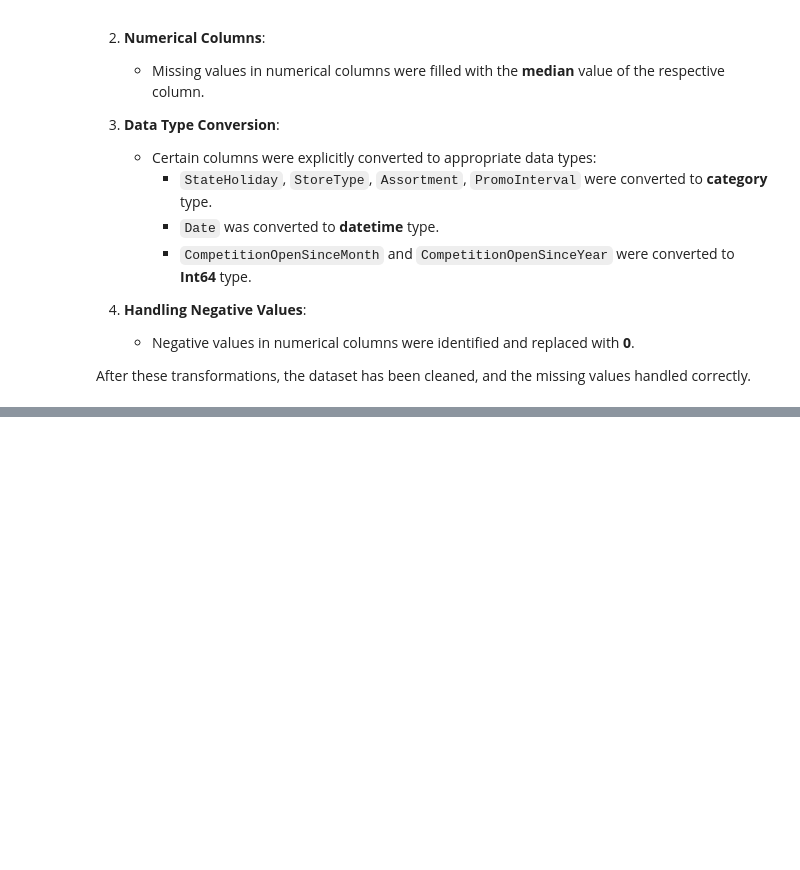
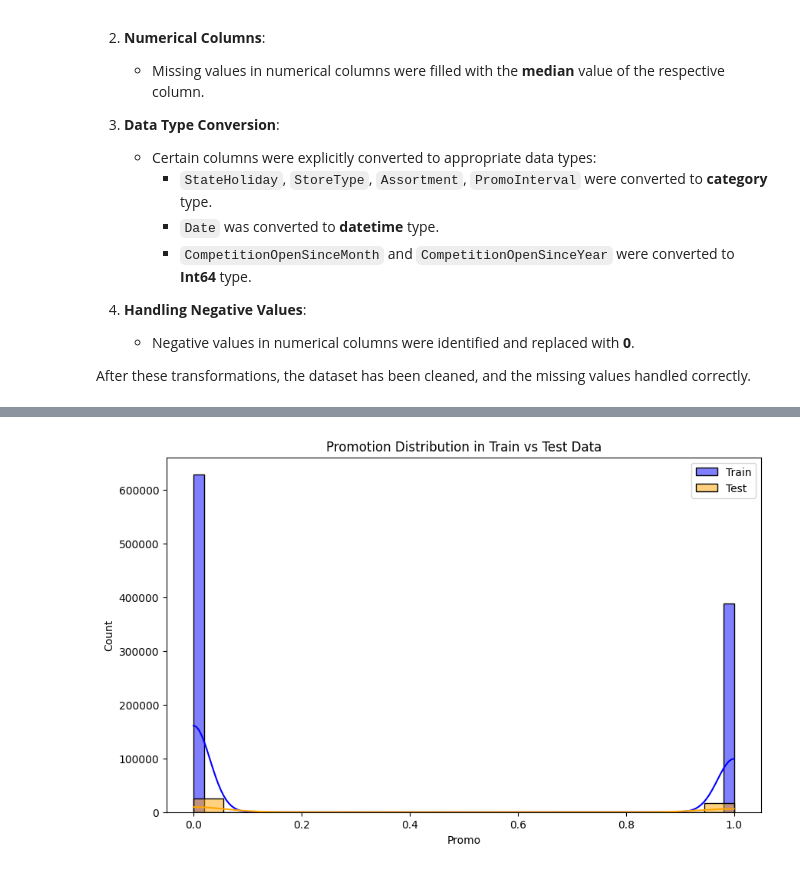
Before and after one commit to b-sam16/Rossmann-Sales-Forecasting, a Jupyter notebook: notebooks/eda.ipynb, the cells around one changed output, grey strips where cells are left out. Cells and saved outputs as stored; diff of their text form; code cells hidden in the pictures; blank space fills up the shorter version.

Commit message:
Add a visualization module and plot compare_promo_distribution.

```diff
--- a/notebooks/eda.ipynb
+++ b/notebooks/eda.ipynb
@@ -217 +219,9 @@ print("Outliers handled successfully.")
 Outliers handled successfully.
+# %%
+# Load test dataset
+test_path = '../data/raw/test.csv'  # Update the path to your test data if different
+test_df = pd.read_csv(test_path)
+print(f"Test data loaded successfully. Shape: {test_df.shape}")
+
+# Preview test data
+test_df.head()
@@ -217,0 +236,10 @@ Outliers handled successfully.
+# %%
+# Initialize a new EDA instance for test data (if reusing class methods)
+eda_test = EDA(train_path=None, store_path=None)  # Paths are not used for test
+
+# Set the test dataset as the active DataFrame for EDA operations
+eda_test.df = test_df
+
+# Clean test data
+cleaned_test_df = eda_test.process_and_clean_data()
+print("Test data cleaned successfully.")
@@ -217,0 +259,4 @@ Outliers handled successfully.
+# %%
+# Handle outliers in the test dataset
+cleaned_test_df = eda_test.handle_outliers()
+print("Outliers handled in test data.")
@@ -217,0 +282,4 @@ Outliers handled successfully.
+# %%
+# Initialize SalesVisualizer
+visualizer = SalesVisualizer(train_df=cleaned_df, test_df=cleaned_test_df)
+print("SalesVisualizer initialized successfully.")
@@ -217,0 +289,4 @@ Outliers handled successfully.
+# %%
+#Check for distribution in both training and test sets
+visualizer.compare_promo_distribution()
+# %% [output]
@@ -217,0 +294 @@ Outliers handled successfully.
+[figure, added]
```
Also changed, not shown: parts of 10 cells of this notebook, 1 other file.
